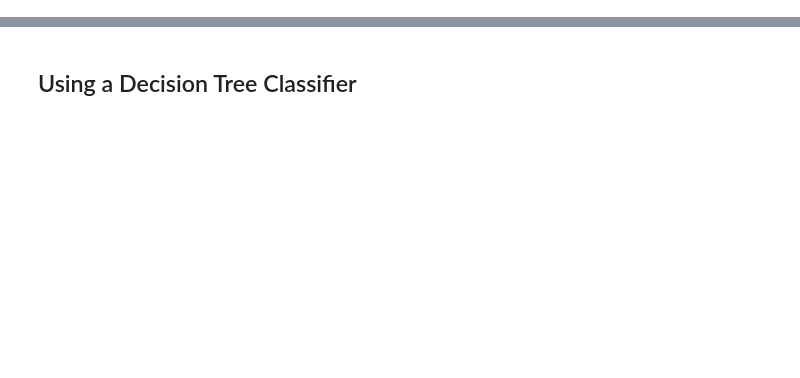
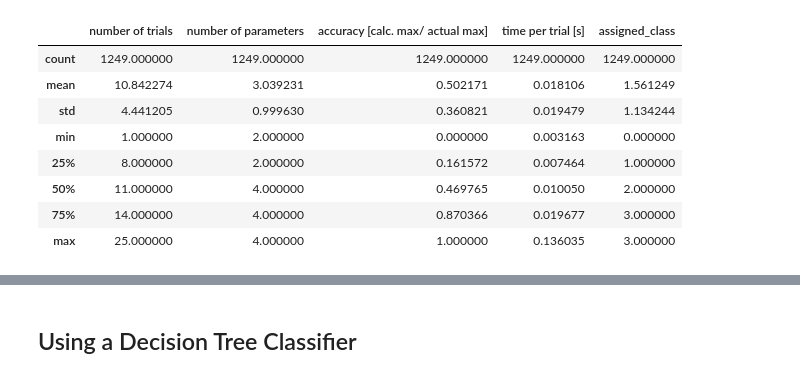
Before and after one commit to Optimistic-Optimizers/Black-Box-Optimization, a Jupyter notebook: black_box_optimization/Ensemble_Methods .ipynb, the cells around one changed output, grey strips where cells are left out. Cells and saved outputs as stored; diff of their text form; code cells hidden in the pictures; blank space fills up the shorter version.

```diff
--- a/black_box_optimization/Ensemble_Methods .ipynb
+++ b/black_box_optimization/Ensemble_Methods .ipynb
@@ -45,3 +43,15 @@ y = df['assigned_class']
+# %%
+df.describe()
+# %% [output]
+|  | number of trials | number of parameters | accuracy [calc. max/ actual max] | time per trial [s] | assigned_class |
+| count | 1249.000000 | 1249.000000 | 1249.000000 | 1249.000000 | 1249.000000 |
+| mean | 10.842274 | 3.039231 | 0.502171 | 0.018106 | 1.561249 |
+| std | 4.441205 | 0.999630 | 0.360821 | 0.019479 | 1.134244 |
+| min | 1.000000 | 2.000000 | 0.000000 | 0.003163 | 0.000000 |
+| 25% | 8.000000 | 2.000000 | 0.161572 | 0.007464 | 1.000000 |
+| 50% | 11.000000 | 4.000000 | 0.469765 | 0.010050 | 2.000000 |
+| 75% | 14.000000 | 4.000000 | 0.870366 | 0.019677 | 3.000000 |
+| max | 25.000000 | 4.000000 | 1.000000 | 0.136035 | 3.000000 |
 # %%
 x_train, x_test, y_train, y_test = train_test_split(x, y,test_size=0.30)
 # %%
```
Also changed, not shown: parts of 22 cells of this notebook.
